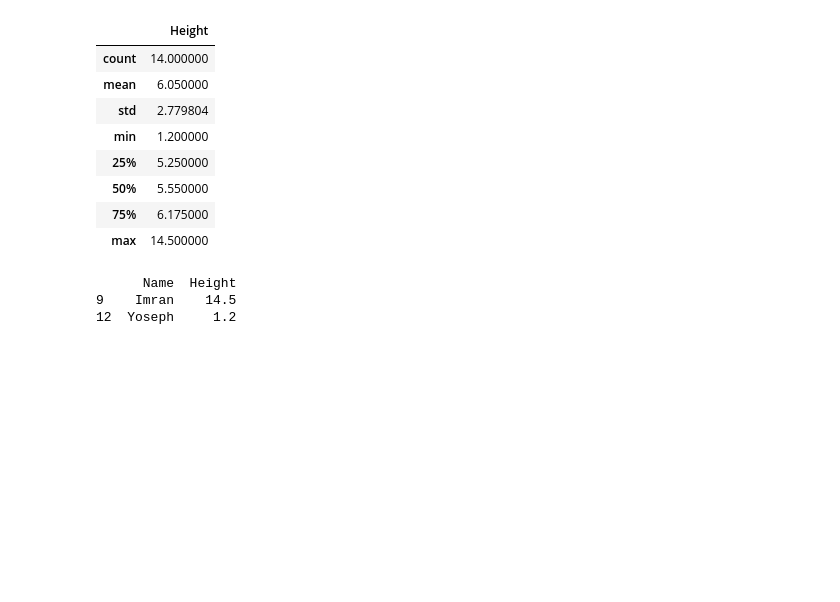
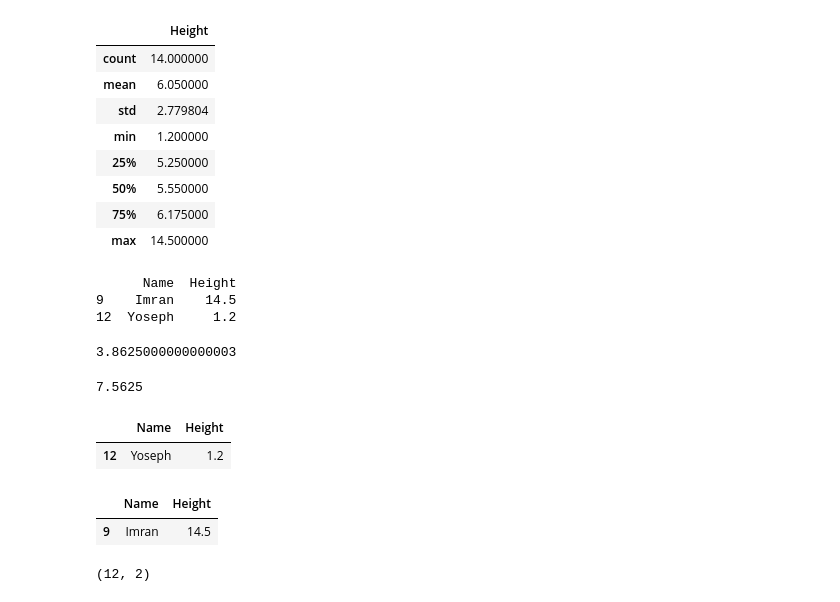
Before and after one commit to GichukiEdwin/Data-Analysis-Notebook, a Jupyter notebook: box_whisker_plots.ipynb, the cells around one changed output. Drawn from its saved outputs; the diff is of its cells as text; code cells hidden in the pictures; blank space fills up the shorter version.

```diff
--- a/box_whisker_plots.ipynb
+++ b/box_whisker_plots.ipynb
@@ -130,3 +134,34 @@ print(height_outliers)
       Name  Height
 9    Imran    14.5
 12  Yoseph     1.2
+# %%
+def min_threshold(column):
+    lower_bound=df[column].quantile(0.25)-1.5*(df[column].quantile(0.75)-df[column].quantile(0.25))
+    return lower_bound
+print(min_threshold('Height'))
+# %% [output]
+3.8625000000000003
+# %%
+def max_threshold(column):
+    upper_bound=df[column].quantile(0.75)+1.5*(df[column].quantile(0.75)-df[column].quantile(0.25))
+    return upper_bound
+print(max_threshold('Height'))
+# %% [output]
+7.5625
+# %%
+df[df['Height']<df['Height'].quantile(0.25)-1.5*(df['Height'].quantile(0.75)-df['Height'].quantile(0.25))]
+# %% [output]
+|  | Name | Height |
+| 12 | Yoseph | 1.2 |
+# %%
+df[df['Height']>df['Height'].quantile(0.75)+1.5*(df['Height'].quantile(0.75)-df['Height'].quantile(0.25))]
+# %% [output]
+|  | Name | Height |
+| 9 | Imran | 14.5 |
+# %%
+upper_bound=df['Height'].quantile(0.75)+1.5*(df['Height'].quantile(0.75)-df['Height'].quantile(0.25))
+lower_bound=df['Height'].quantile(0.25)-1.5*(df['Height'].quantile(0.75)-df['Height'].quantile(0.25))
+df2=df[(df['Height']>lower_bound)&(df['Height']<upper_bound)]
+df2.shape
+# %% [output]
+(12, 2)
```
Also changed, not shown: parts of 6 cells of this notebook.
